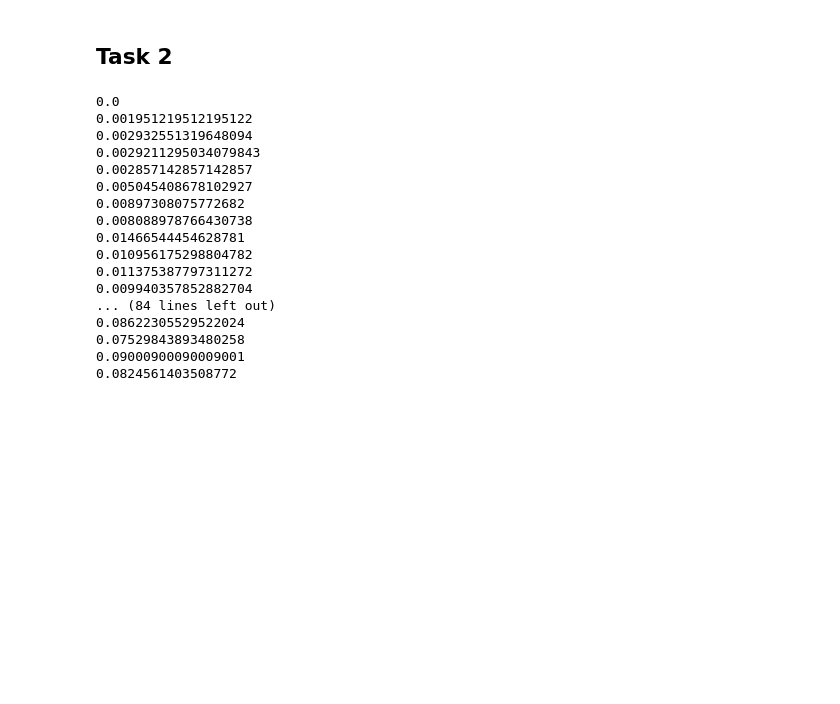
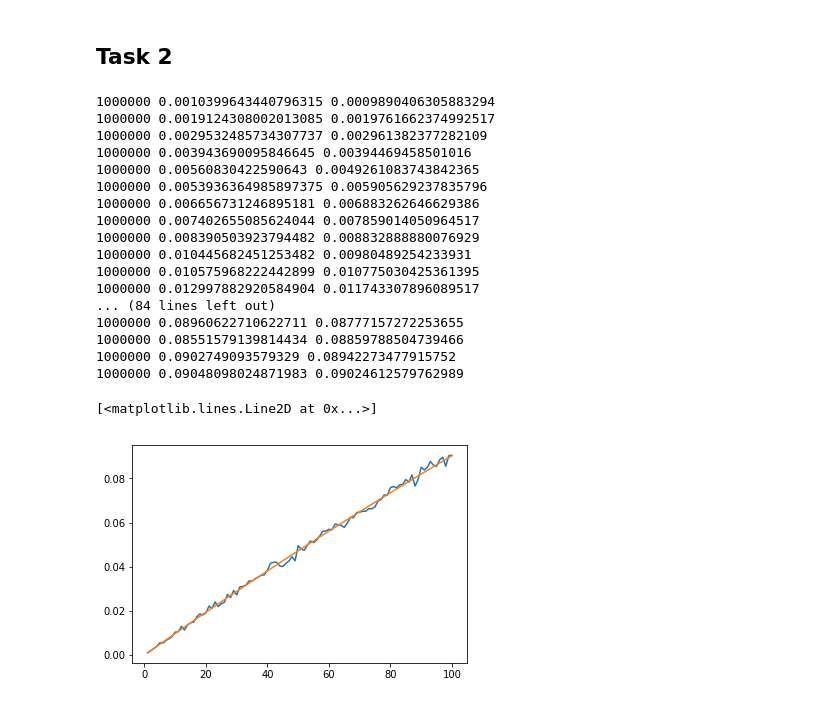
Before and after one commit to puma-wust/l1-2019-wt-chalggg, a Jupyter notebook: data/Task List 1.ipynb, the cells around one changed output. Cells and saved outputs as stored; diff of their text form; code cells hidden in the pictures; blank space fills up the shorter version.

Commit message:
dodano bayesa i wykres, zamieniono pyro na random

```diff
--- a/data/Task List 1.ipynb
+++ b/data/Task List 1.ipynb
@@ -118,56 +119,77 @@ animate()
 # %% [markdown]
 ## Task 2
 # %%
+%matplotlib inline
 import pyro
 import torch
 import numpy as np
 import matplotlib.pyplot as plt
+import random
 
 from matplotlib import animation, rc
 from IPython.display import HTML
 
-n=50000 #number of people
+n=1000000 #number of people
 
 
 dist2=pyro.distributions.Categorical(probs = torch.tensor([0.01, 0.99]))
 dist3=pyro.distributions.Categorical(probs = torch.tensor([0.98, 0.02]))
 
+
+#P - positive S  - sick
+#P(P|S)=0.99, P(P|S^)=0.02
+#P(S|P)=P(P|S)*P(S)/P(P)
+#P(P)=P(P|S)*P(S)+P(P|S^)*P(S^)
+def bayes(sicknessProbability):
+    return 0.99*sicknessProbability/(0.99*sicknessProbability+0.02*(1-sicknessProbability))
+
 def isSick(prob,dist1):
-    return pyro.sample("categorical_sampling", dist1).item()==1
+    return random.random()<prob#pyro.sample("categorical_sampling", dist1).item()==1
 def isResultPositive(isSick):
     if isSick:
-        return pyro.sample("categorical_sampling2", dist2).item()==1
+        return random.random()>0.01#pyro.sample("categorical_sampling2", dist2).item()==1
     else:
-        return pyro.sample("categorical_sampling3", dist3).item()==1
-for p in np.arange(1,101,1):
+        return random.random()>0.98#pyro.sample("categorical_sampling3", dist3).item()==1
+
+x=np.arange(1,101,1)
+y1=[]
+y2=[]
+
+for p in x:
     prob=p/50000
     dist1=pyro.distributions.Categorical(probs = torch.tensor([1.0-prob, prob]))
     sick_positive=0
     positive=0
     for i in range(0,n):
         sick=isSick(prob,dist1)
         test_result=isResultPositive(sick)
         if test_result:
             positive+=1
             if sick:
                 sick_positive+=1
     if positive>0:
-        print(sick_positive/positive)
+        print(n, sick_positive/positive, bayes(prob))
+        y1.append(sick_positive/positive)
+        y2.append(bayes(prob))
+plt.plot(x,y1)
+plt.plot(x,y2)
 # %% [output]
-0.0
-0.001951219512195122
-0.002932551319648094
-0.0029211295034079843
-0.002857142857142857
-0.005045408678102927
-0.00897308075772682
-0.008088978766430738
-0.01466544454628781
-0.010956175298804782
-0.011375387797311272
-0.009940357852882704
+1000000 0.0010399643440796315 0.0009890406305883294
+1000000 0.0019124308002013085 0.0019761662374992517
+1000000 0.0029532485734307737 0.002961382377282109
+1000000 0.003943690095846645 0.00394469458501016
+1000000 0.00560830422590643 0.0049261083743842365
+1000000 0.0053936364985897375 0.005905629237835796
+1000000 0.006656731246895181 0.006883262646629386
+1000000 0.007402655085624044 0.007859014050964517
+1000000 0.008390503923794482 0.008832888880076929
+1000000 0.010445682451253482 0.00980489254233931
+1000000 0.010575968222442899 0.010775030425361395
+1000000 0.012997882920584904 0.011743307896089517
 ... (84 lines left out)
-0.08622305529522024
-0.07529843893480258
-0.09000900090009001
-0.0824561403508772
+1000000 0.08960622710622711 0.08777157272253655
+1000000 0.08551579139814434 0.08859788504739466
+1000000 0.0902749093579329 0.08942273477915752
+1000000 0.09048098024871983 0.09024612579762989
+[<matplotlib.lines.Line2D at 0x...>]
+[figure, added]
```
Also changed, not shown: parts of 1 cell of this notebook.
